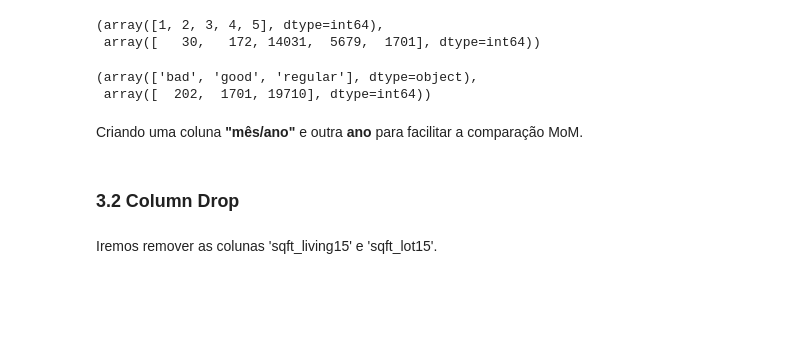
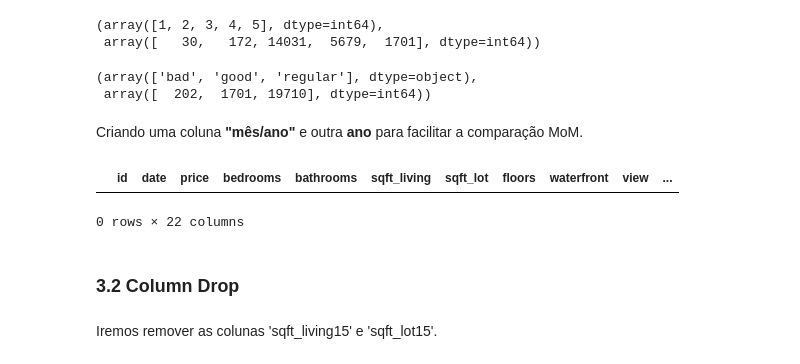
Before and after one commit to renankalfa/data-analysis-house-rocket, a Jupyter notebook: House Hocket - Data Analysis.ipynb, the cells around one changed output. Drawn from its saved outputs; the diff is of its cells as text; code cells hidden in the pictures; blank space fills up the shorter version.

```diff
--- a/House Hocket - Data Analysis.ipynb
+++ b/House Hocket - Data Analysis.ipynb
@@ -111,6 +111,11 @@ np.unique(data_raw['condition_type'], return_counts=True)
  array([  202,  1701, 19710], dtype=int64))
 # %% [markdown]
 Criando uma coluna **"mês/ano"** e outra **ano** para facilitar a comparação MoM.
+# %%
+data_raw[data_raw['date'].astype(str) == '014-10-13']
+# %% [output]
+|  | id | date | price | bedrooms | bathrooms | sqft_living | sqft_lot | floors | waterfront | view | ... |
+0 rows × 22 columns
 # %%
 from datetime import datetime
 
```
Also changed, not shown: parts of 12 cells of this notebook.
